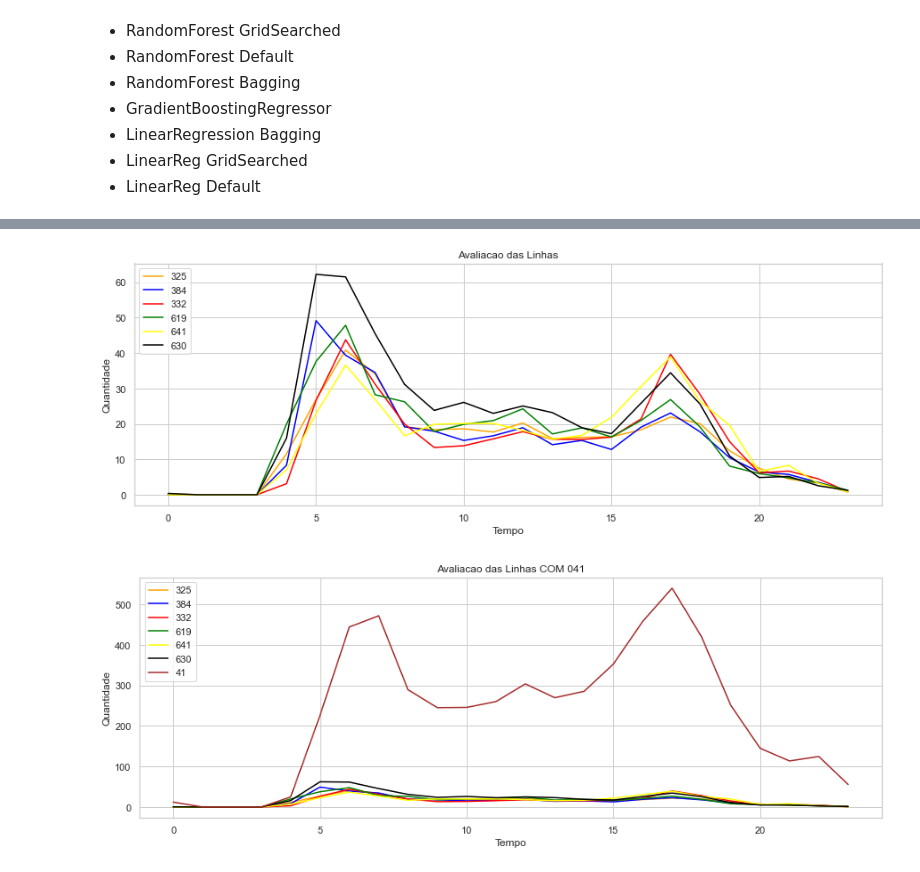
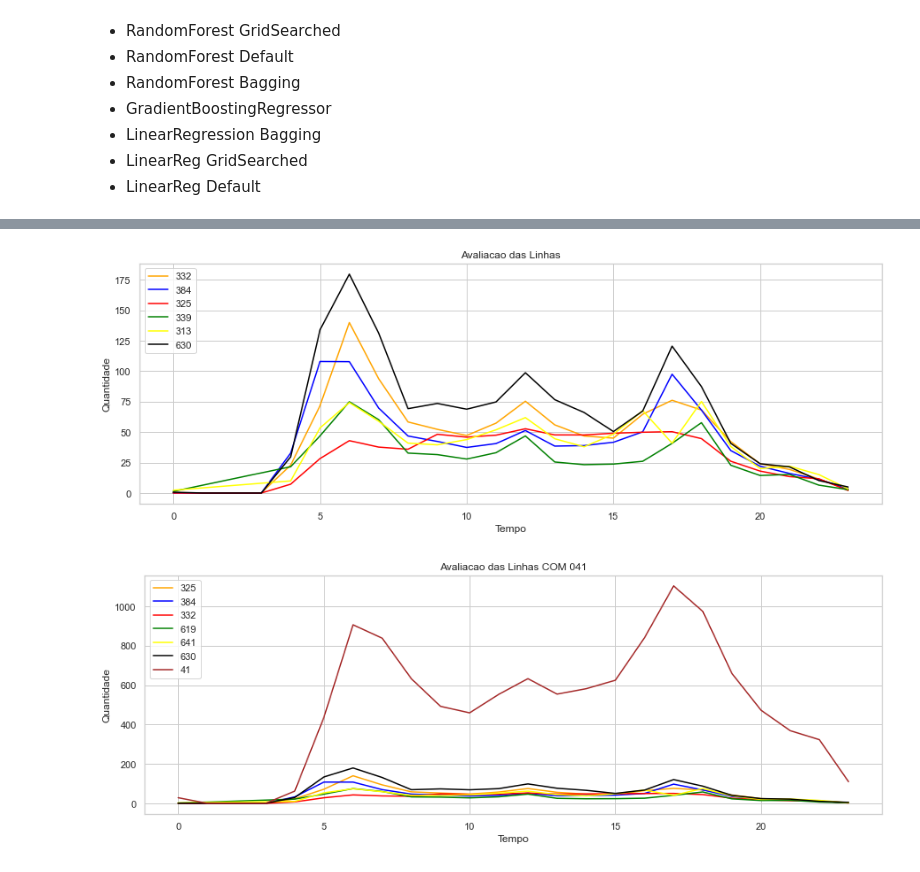
Before and after one commit to medeirosvictor/ds-mobilidade-urbana-fortaleza, a Jupyter notebook: 2018/Data-Visualization-2018.ipynb, the cells around one changed output, grey strips where cells are left out. Saved outputs shown, nothing was run; the diff lists cells and outputs as text; code cells hidden in the pictures.

```diff
--- a/2018/Data-Visualization-2018.ipynb
+++ b/2018/Data-Visualization-2018.ipynb
@@ -130,2 +146,2 @@ ranking.head(10)
 # %%
-data_m = pd.read_csv('../data_input_zerofill_2018.csv', sep=';', delimiter=';')
+data_m = pd.read_csv('../data_input_zerofill_2018.csv')
@@ -132,33 +164,34 @@ data_m = pd.read_csv('../data_input_zerofill_2018.csv', sep=';', delimiter=';')
 # %%
 plt.figure(figsize=(15,5))
 plt.xlabel('Tempo')
 plt.ylabel('Quantidade')
 
 plt.title("Avaliacao das Linhas")
-sns.lineplot(x='hora', y='validations_per_hour', data=data_m[data_m.linha == 325], ci=None, color='orange', label="325")
+sns.lineplot(x='hora', y='validations_per_hour', data=data_m[data_m.linha == 325], ci=None, color='orange', label="332")
 sns.lineplot(x='hora', y='validations_per_hour', data=data_m[data_m.linha == 384], ci=None, color='blue', label="384")
-sns.lineplot(x='hora', y='validations_per_hour', data=data_m[data_m.linha == 332], ci=None, color='red', label="332")
-sns.lineplot(x='hora', y='validations_per_hour', data=data_m[data_m.linha == 619], ci=None, color='green', label="619")
-sns.lineplot(x='hora', y='validations_per_hour', data=data_m[data_m.linha == 641], ci=None, color='yellow', label="641")
+sns.lineplot(x='hora', y='validations_per_hour', data=data_m[data_m.linha == 332], ci=None, color='red', label="325")
+sns.lineplot(x='hora', y='validations_per_hour', data=data_m[data_m.linha == 619], ci=None, color='green', label="339")
+sns.lineplot(x='hora', y='validations_per_hour', data=data_m[data_m.linha == 641], ci=None, color='yellow', label="313")
 sns.lineplot(x='hora', y='validations_per_hour', data=data_m[data_m.linha == 630], ci=None, color='black', label="630")
 # sns.lineplot(x='hora', y='validations_per_hour', data=data_m[data_m.linha == 41], ci=None, color='brown', label="41")
+
 plt.legend(loc="upper left")
 plt.show()
 
 plt.figure(figsize=(15,5))
 plt.xlabel('Tempo')
 plt.ylabel('Quantidade')
 
 plt.title("Avaliacao das Linhas COM 041")
 sns.lineplot(x='hora', y='validations_per_hour', data=data_m[data_m.linha == 325], ci=None, color='orange', label="325")
 sns.lineplot(x='hora', y='validations_per_hour', data=data_m[data_m.linha == 384], ci=None, color='blue', label="384")
 sns.lineplot(x='hora', y='validations_per_hour', data=data_m[data_m.linha == 332], ci=None, color='red', label="332")
 sns.lineplot(x='hora', y='validations_per_hour', data=data_m[data_m.linha == 619], ci=None, color='green', label="619")
 sns.lineplot(x='hora', y='validations_per_hour', data=data_m[data_m.linha == 641], ci=None, color='yellow', label="641")
 sns.lineplot(x='hora', y='validations_per_hour', data=data_m[data_m.linha == 630], ci=None, color='black', label="630")
 sns.lineplot(x='hora', y='validations_per_hour', data=data_m[data_m.linha == 41], ci=None, color='brown', label="41")
 plt.legend(loc="upper left")
 plt.show()
 # %% [output]
-[figure, old version]
+[figure, new version]
-[figure, old version]
+[figure, new version]
```
Also changed, not shown: parts of 17 cells of this notebook, 14 other files.
